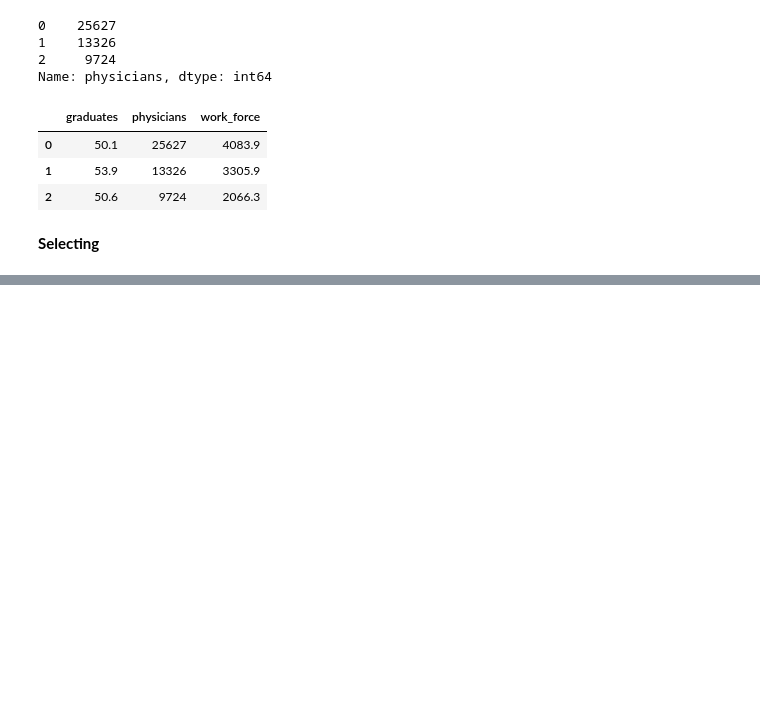
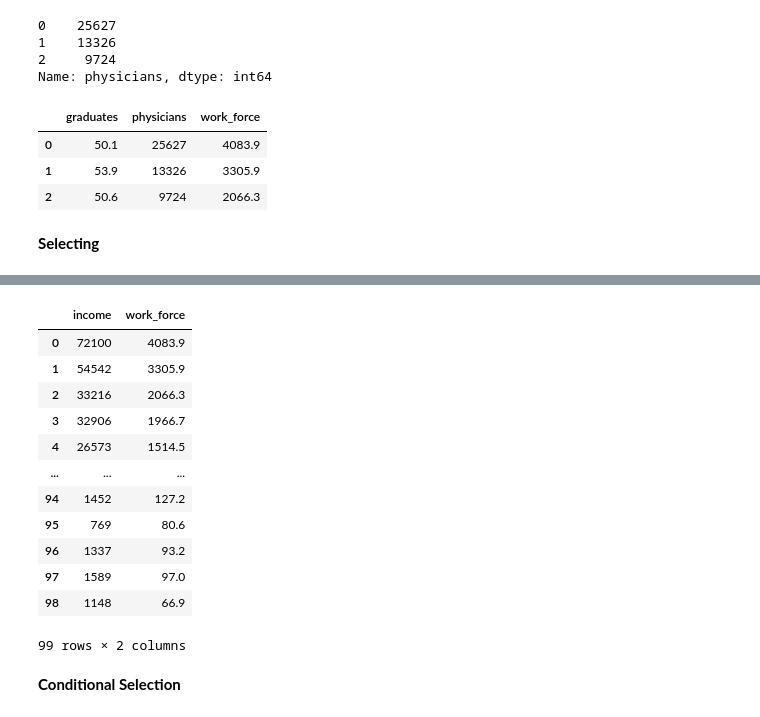
Before and after one commit to bhuvanlekkala/5-week-Data-Science-Bootcamp, a Jupyter notebook: Week_1_.ipynb, the cells around one changed output, grey strips where cells are left out. Cells and saved outputs as stored; diff of their text form; code cells hidden in the pictures; blank space fills up the shorter version.

```diff
--- a/Week_1_.ipynb
+++ b/Week_1_.ipynb
@@ -257,3 +257,8 @@ sma_data.loc[0:2,["graduates","physicians","work_force"]]
 | 2 | 50.6 | 9724 | 2066.3 |
 # %% [markdown]
 **Selecting**
+# %%
+import pandas as pd
+sma_data = pd.read_csv("https://raw.githubusercontent.com/dphi-official/Datasets/master/Standard_Metropolitan_Areas_Data-data.csv")
+# Attribute(Dot) Based Selection is based using . just like df.shape
+sma_data.income
@@ -259,0 +278,19 @@ sma_data.loc[0:2,["graduates","physicians","work_force"]]
+# %%
+# similarly sq beacket selecting req column we can select multiple
+sma_data[['income',"work_force"]]
+# %% [output]
+|  | income | work_force |
+| 0 | 72100 | 4083.9 |
+| 1 | 54542 | 3305.9 |
+| 2 | 33216 | 2066.3 |
+| 3 | 32906 | 1966.7 |
+| 4 | 26573 | 1514.5 |
+| ... | ... | ... |
+| 94 | 1452 | 127.2 |
+| 95 | 769 | 80.6 |
+| 96 | 1337 | 93.2 |
+| 97 | 1589 | 97.0 |
+| 98 | 1148 | 66.9 |
+99 rows × 2 columns
+# %% [markdown]
+**Conditional Selection**
```
Also changed, not shown: parts of 6 cells of this notebook.
